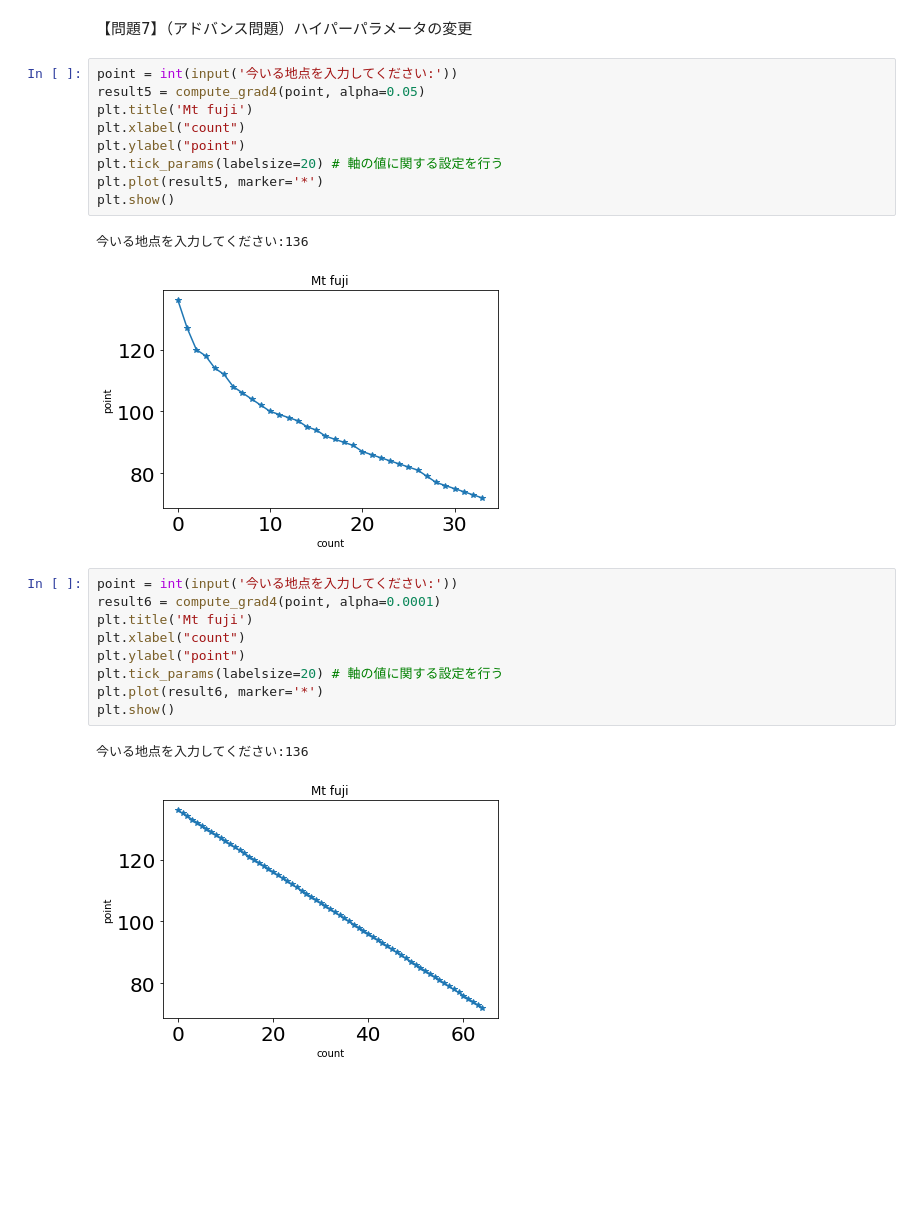
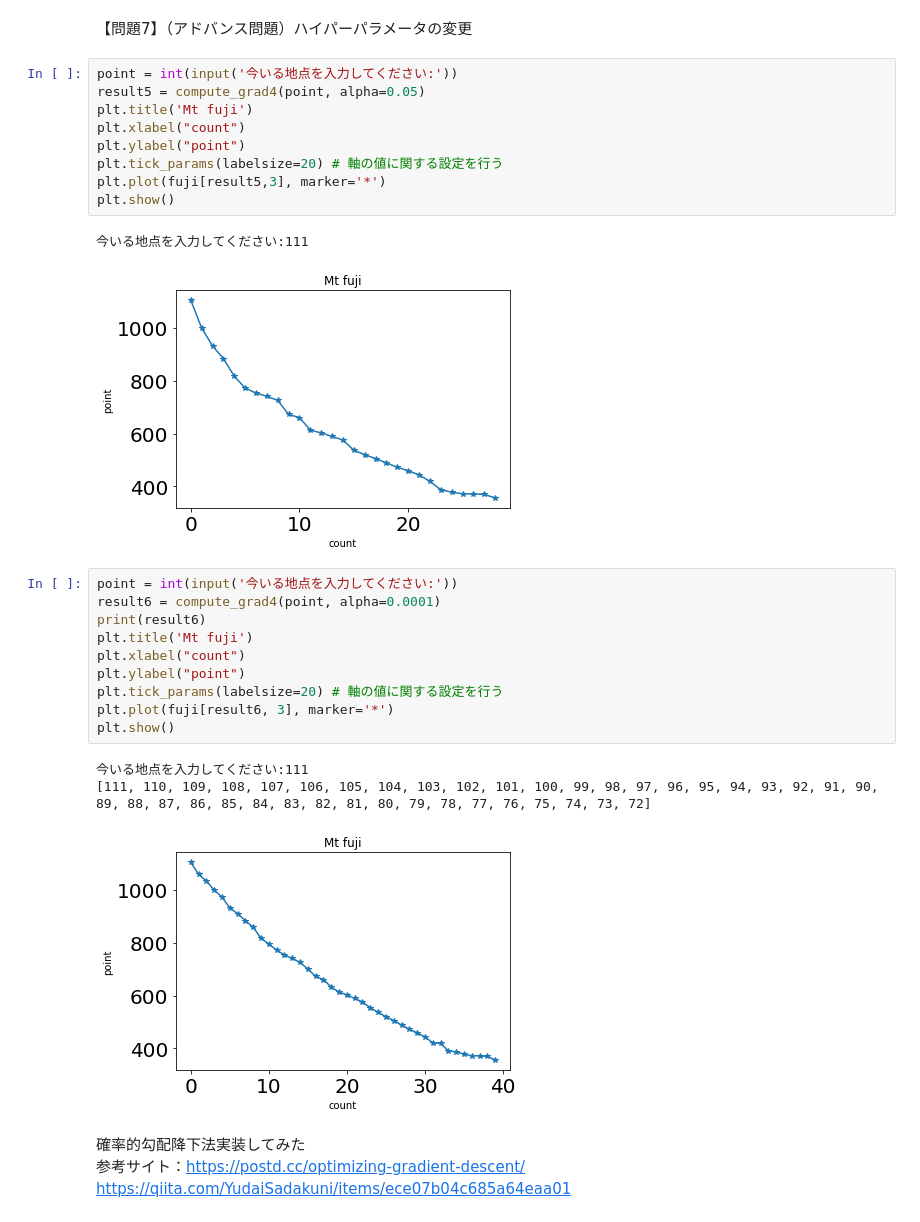
Before and after one commit to shota1201/diveintocode-ml, a Jupyter notebook: DIVE_INTO_CODE/python/week2/week2-2.ipynb, the cells around one changed output. Cells and saved outputs as stored; diff of their text form; blank space fills up the shorter version.

```diff
--- a/DIVE_INTO_CODE/python/week2/week2-2.ipynb
+++ b/DIVE_INTO_CODE/python/week2/week2-2.ipynb
@@ -162,20 +161,26 @@ plt.title('Mt fuji')
 plt.xlabel("count")
 plt.ylabel("point")
 plt.tick_params(labelsize=20) # 軸の値に関する設定を行う
-plt.plot(result5, marker='*')
+plt.plot(fuji[result5,3], marker='*')
 plt.show()
 # %% [output]
-今いる地点を入力してください:136
+今いる地点を入力してください:111
-[figure, old version]
+[figure, new version]
 # %%
 point = int(input('今いる地点を入力してください:'))
 result6 = compute_grad4(point, alpha=0.0001)
+print(result6)
 plt.title('Mt fuji')
 plt.xlabel("count")
 plt.ylabel("point")
 plt.tick_params(labelsize=20) # 軸の値に関する設定を行う
-plt.plot(result6, marker='*')
+plt.plot(fuji[result6, 3], marker='*')
 plt.show()
 # %% [output]
-今いる地点を入力してください:136
+今いる地点を入力してください:111
+[111, 110, 109, 108, 107, 106, 105, 104, 103, 102, 101, 100, 99, 98, 97, 96, 95, 94, 93, 92, 91, 90, 89, 88, 87, 86, 85, 84, 83, 82, 81, 80, 79, 78, 77, 76, 75, 74, 73, 72]
-[figure, old version]
+[figure, new version]
+# %% [markdown]
+確率的勾配降下法実装してみた<br>
+参考サイト：https://postd.cc/optimizing-gradient-descent/<br>
+https://qiita.com/YudaiSadakuni/items/ece07b04c685a64eaa01
```
Also changed, not shown: parts of 11 cells of this notebook.
